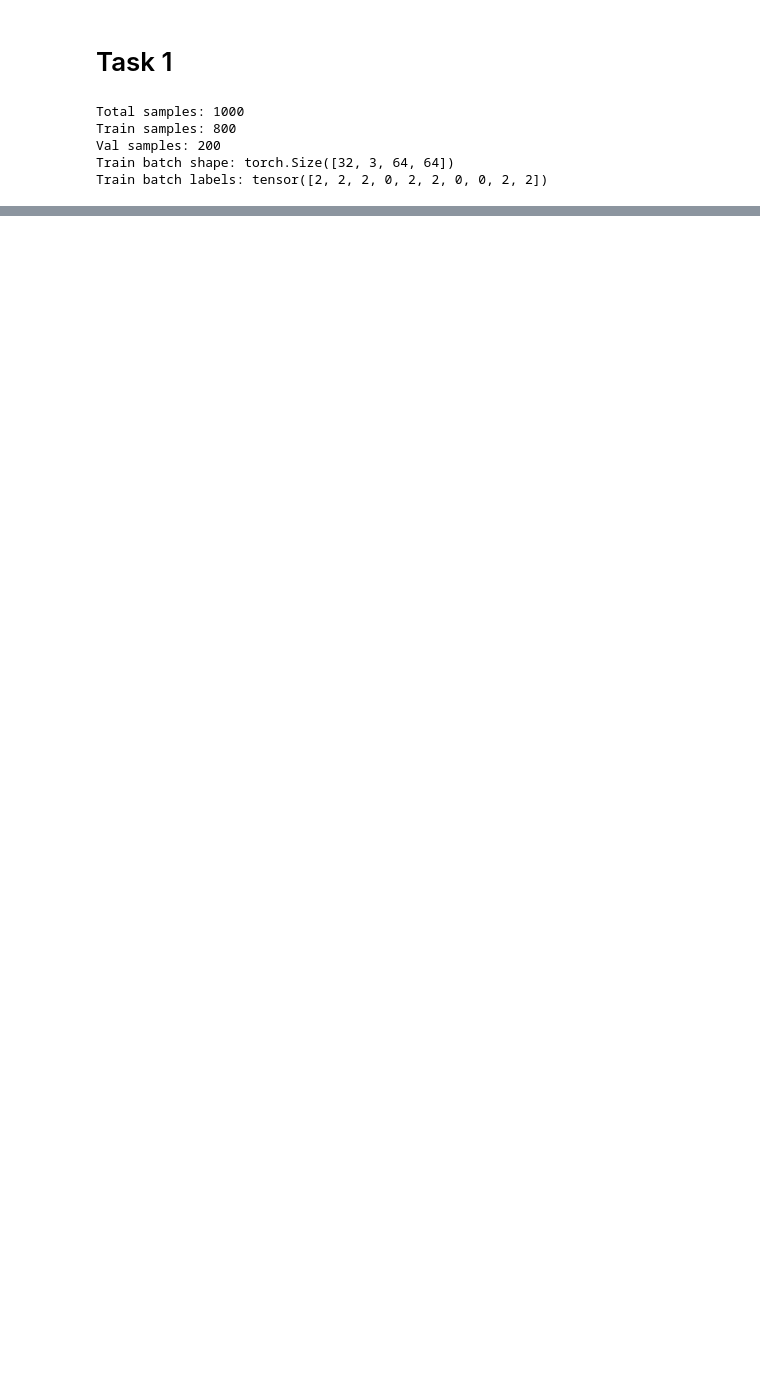
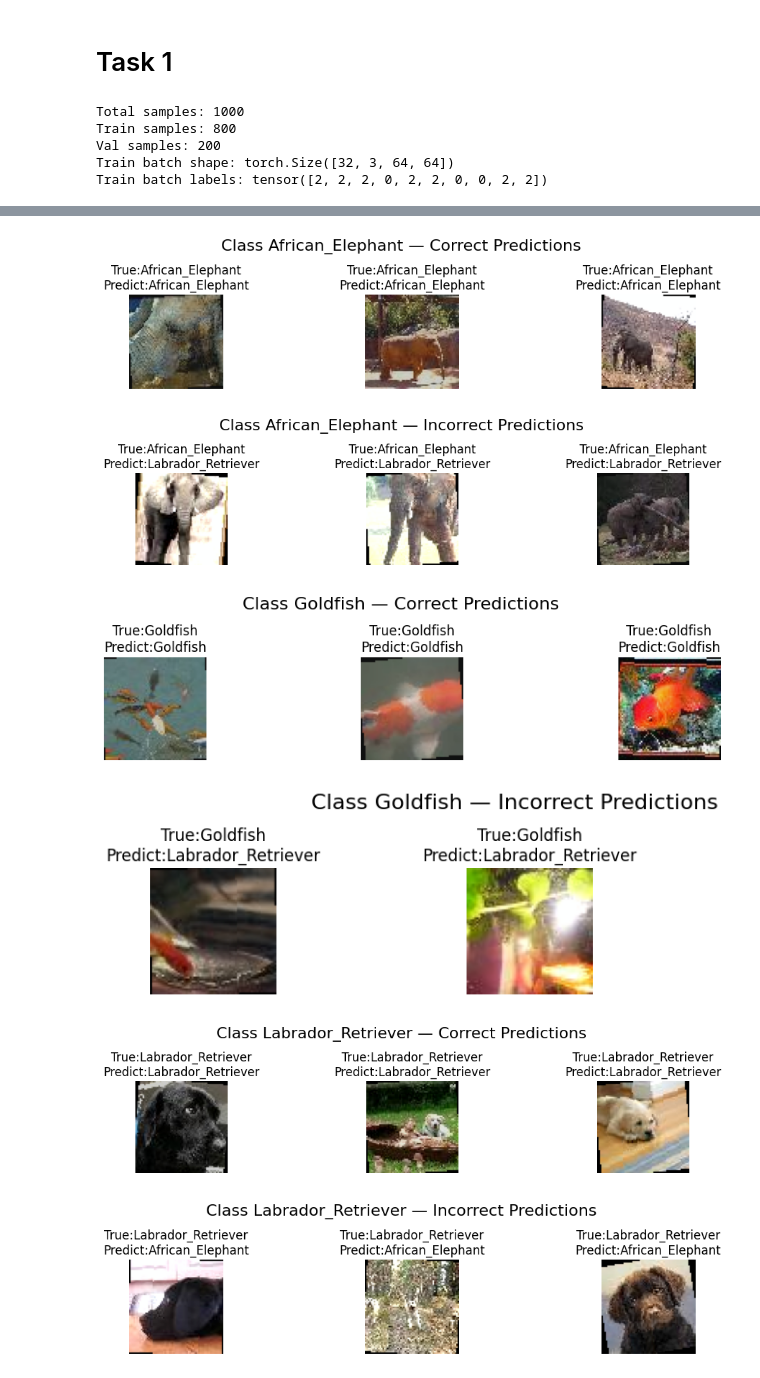
Before and after one commit to jcpan821/DL, a Jupyter notebook: 作業/HW2/hw2.ipynb, the cells around one changed output, grey strips where cells are left out. Drawn from its saved outputs; the diff is of its cells as text; code cells hidden in the pictures; blank space fills up the shorter version.

```diff
--- a/作業/HW2/hw2.ipynb
+++ b/作業/HW2/hw2.ipynb
@@ -451,0 +597,45 @@ for c in range(3):
+# %%
+# 收集所有結果
+correct = {c: [] for c in range(3)}
+wrong   = {c: [] for c in range(3)}
+
+model.eval()
+with torch.no_grad():
+    for images, labels in val_loader:
+        images = images.to(device)
+        labels = labels.to(device)
+
+        out, _, _ = model(images)
+        _, preds = out.max(1)
+
+        for i in range(len(labels)):
+            lbl = labels[i].item()
+            pred = preds[i].item()
+
+            if lbl == pred and len(correct[lbl]) < 3:
+                correct[lbl].append((images[i].cpu(), lbl, pred))
+
+            if lbl != pred and len(wrong[lbl]) < 3:
+                wrong[lbl].append((images[i].cpu(), lbl, pred))
+
+
+# 顯示結果（每類 3 張）
+for c in range(3):
+    # 顯示正確預測的圖片
+    imgs = [x[0] for x in correct[c]]
+    lbls = [x[1] for x in correct[c]]
+    preds = [x[2] for x in correct[c]]
+    show_samples(imgs, lbls, preds, f"Class {class_names[c]} — Correct Predictions")
+
+    # 顯示錯誤預測的圖片
+    imgs = [x[0] for x in wrong[c]]
+    lbls = [x[1] for x in wrong[c]]
+    preds = [x[2] for x in wrong[c]]
+    show_samples(imgs, lbls, preds, f"Class {class_names[c]} — Incorrect Predictions")
+# %% [output]
+[figure, added]
+[figure, added]
+[figure, added]
+[figure, added]
+[figure, added]
+[figure, added]
```
Also changed, not shown: parts of 17 cells of this notebook.
